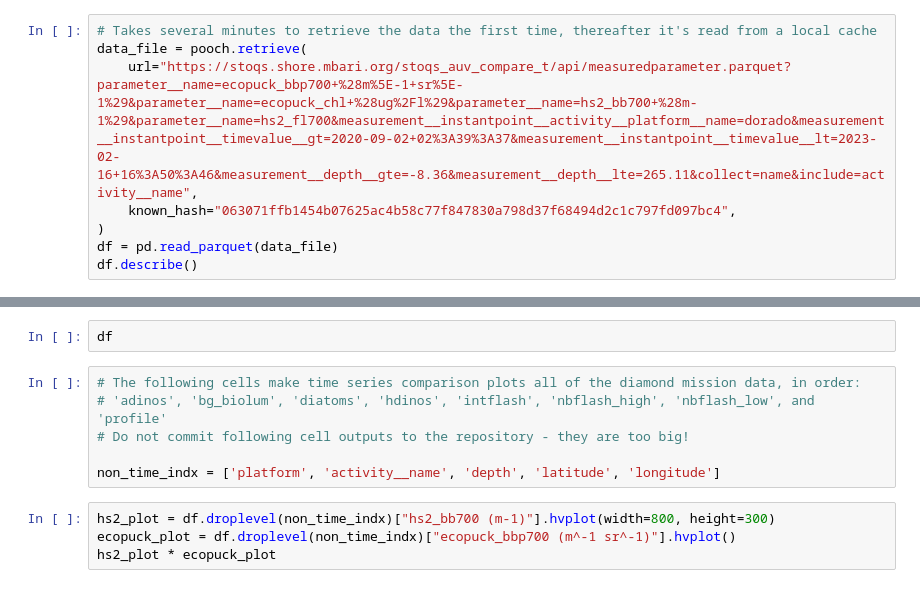
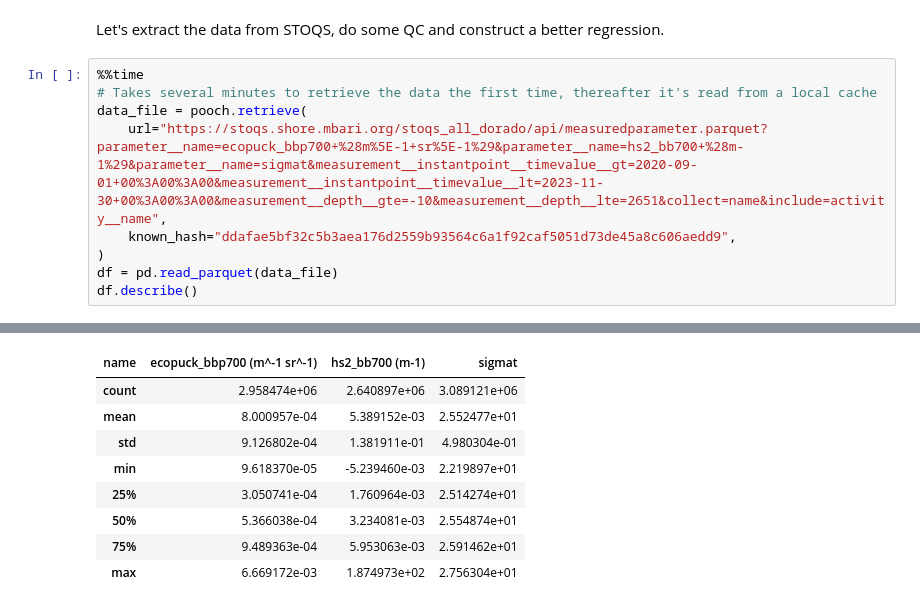
Before and after one commit to mbari-org/auv-python, a Jupyter notebook: notebooks/5.6-mpm-compare_auv_hs2_ecopuck.ipynb, the cells around one changed output, grey strips where cells are left out. Drawn from its saved outputs; the diff is of its cells as text.

```diff
--- a/notebooks/5.6-mpm-compare_auv_hs2_ecopuck.ipynb
+++ b/notebooks/5.6-mpm-compare_auv_hs2_ecopuck.ipynb
@@ -37,8 +45,12 @@ hv.extension("bokeh")
+# %% [markdown]
+Let's extract the data from STOQS, do some QC and construct a better regression.
 # %%
+%%time
 # Takes several minutes to retrieve the data the first time, thereafter it's read from a local cache
 data_file = pooch.retrieve(
-    url="https://stoqs.shore.mbari.org/stoqs_auv_compare_t/api/measuredparameter.parquet?parameter__name=ecopuck_bbp700+%28m%5E-1+sr%5E-1%29&parameter__name=ecopuck_chl+%28ug%2Fl%29&parameter__name=hs2_bb700+%28m-1%29&parameter__name=hs2_fl700&measurement__instantpoint__activity__platform__name=dorado&measurement__instantpoint__timevalue__gt=2020-09-02+02%3A39%3A37&measurement__instantpoint__timevalue__lt=2023-02-16+16%3A50%3A46&measurement__depth__gte=-8.36&measurement__depth__lte=265.11&collect=name&include=activity__name",
-    known_hash="063071ffb1454b07625ac4b58c77f847830a798d37f68494d2c1c797fd097bc4",
+    url="https://stoqs.shore.mbari.org/stoqs_all_dorado/api/measuredparameter.parquet?parameter__name=ecopuck_bbp700+%28m%5E-1+sr%5E-1%29&parameter__name=hs2_bb700+%28m-1%29&parameter__name=sigmat&measurement__instantpoint__timevalue__gt=2020-09-01+00%3A00%3A00&measurement__instantpoint__timevalue__lt=2023-11-30+00%3A00%3A00&measurement__depth__gte=-10&measurement__depth__lte=2651&collect=name&include=activity__name",
+    known_hash="ddafae5bf32c5b3aea176d2559b93564c6a1f92caf5051d73de45a8c606aedd9",
 )
 df = pd.read_parquet(data_file)
 df.describe()
+# %% [output]
@@ -45,12 +59,9 @@ df.describe()
+| name | ecopuck_bbp700 (m^-1 sr^-1) | hs2_bb700 (m-1) | sigmat |
+| count | 2.958474e+06 | 2.640897e+06 | 3.089121e+06 |
+| mean | 8.000957e-04 | 5.389152e-03 | 2.552477e+01 |
+| std | 9.126802e-04 | 1.381911e-01 | 4.980304e-01 |
+| min | 9.618370e-05 | -5.239460e-03 | 2.219897e+01 |
+| 25% | 3.050741e-04 | 1.760964e-03 | 2.514274e+01 |
+| 50% | 5.366038e-04 | 3.234081e-03 | 2.554874e+01 |
+| 75% | 9.489363e-04 | 5.953063e-03 | 2.591462e+01 |
+| max | 6.669172e-03 | 1.874973e+02 | 2.756304e+01 |
-# %%
-df
-# %%
-# The following cells make time series comparison plots all of the diamond mission data, in order:
-# 'adinos', 'bg_biolum', 'diatoms', 'hdinos', 'intflash', 'nbflash_high', 'nbflash_low', and 'profile'
-# Do not commit following cell outputs to the repository - they are too big!
-
-non_time_indx = ['platform', 'activity__name', 'depth', 'latitude', 'longitude']
-# %%
-hs2_plot = df.droplevel(non_time_indx)["hs2_bb700 (m-1)"].hvplot(width=800, height=300)
-ecopuck_plot = df.droplevel(non_time_indx)["ecopuck_bbp700 (m^-1 sr^-1)"].hvplot()
-hs2_plot * ecopuck_plot
```
Also changed, not shown: parts of 12 cells of this notebook, 1 other file.
